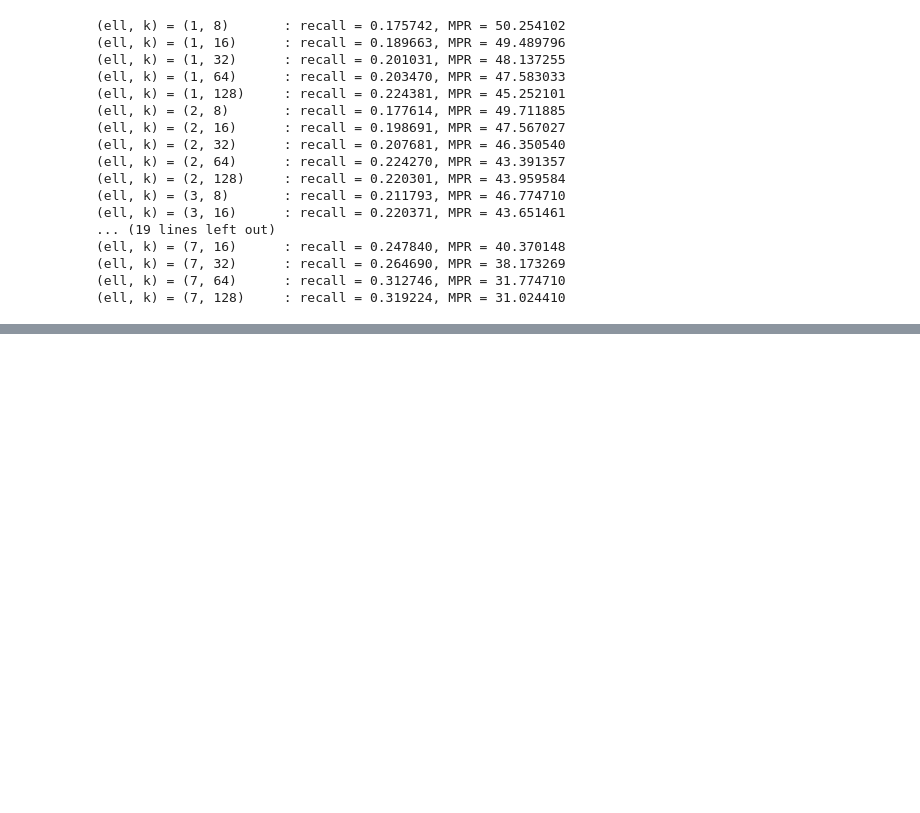
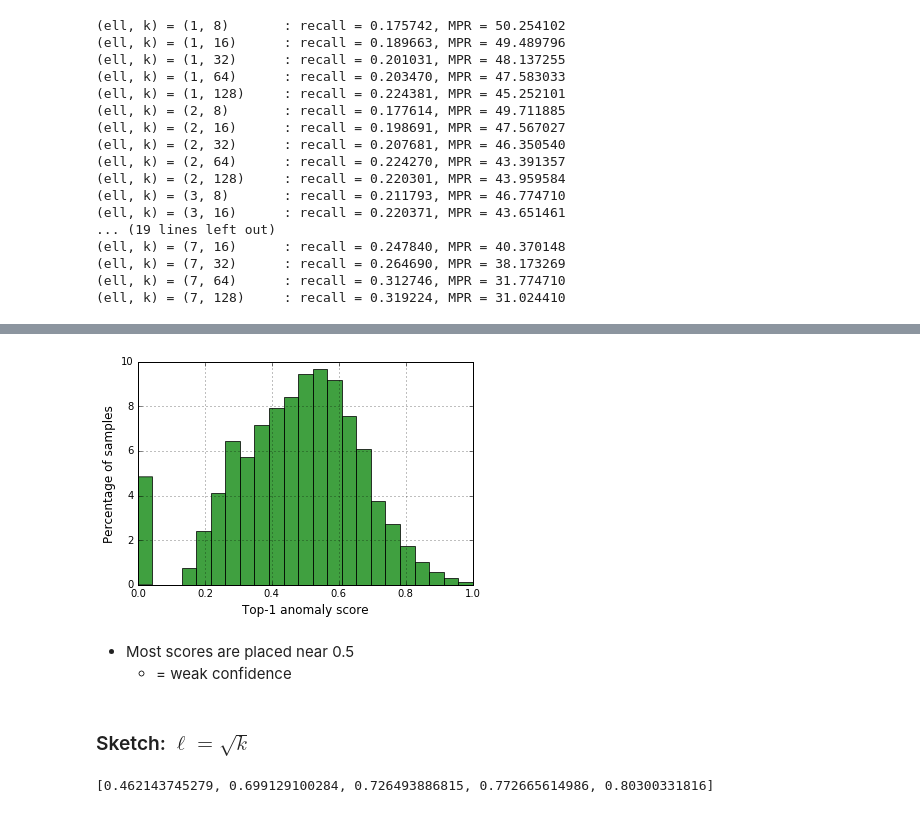
Before and after one commit to takuti/stream-recommender, a Jupyter notebook: paper-sketch.ipynb, the cells around one changed output, grey strips where cells are left out. Cells and saved outputs as stored; diff of their text form; code cells hidden in the pictures; blank space fills up the shorter version.

```diff
--- a/paper-sketch.ipynb
+++ b/paper-sketch.ipynb
@@ -564,0 +589,26 @@ for ell in range(1, ell_bound + 1):
+# %%
+y = top1_scores[batch_tail:]
+
+plt.hist(y, range=[0.0,1.0], bins=23,
+         weights=(np.zeros_like(y) + 1. / len(y))*100,
+         facecolor='g', alpha=0.75)
+
+plt.grid()
+plt.xlabel('Top-1 anomaly score')
+plt.ylabel('Percentage of samples')
+
+plt.show()
+# %% [output]
+[figure, added]
+# %% [markdown]
+- Most scores are placed near 0.5
+    - = weak confidence
+# %% [markdown]
+### Sketch: $\ell = \sqrt{k}$
+# %%
+with open('results/scores_ell_sqrt_k.txt') as f:
+    top1_scores = list(map(lambda l: float(l.rstrip()), f.readlines()))
+
+top1_scores[:5]
+# %% [output]
+[0.462143745279, 0.699129100284, 0.726493886815, 0.772665614986, 0.80300331816]
```
Also changed, not shown: parts of 17 cells of this notebook.
